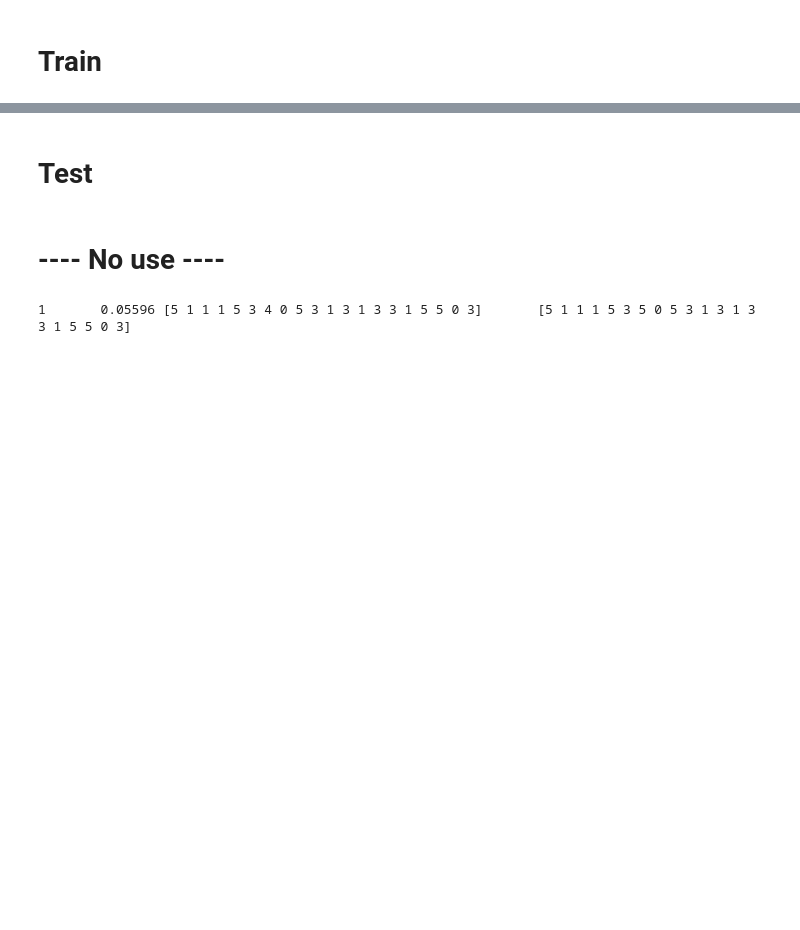
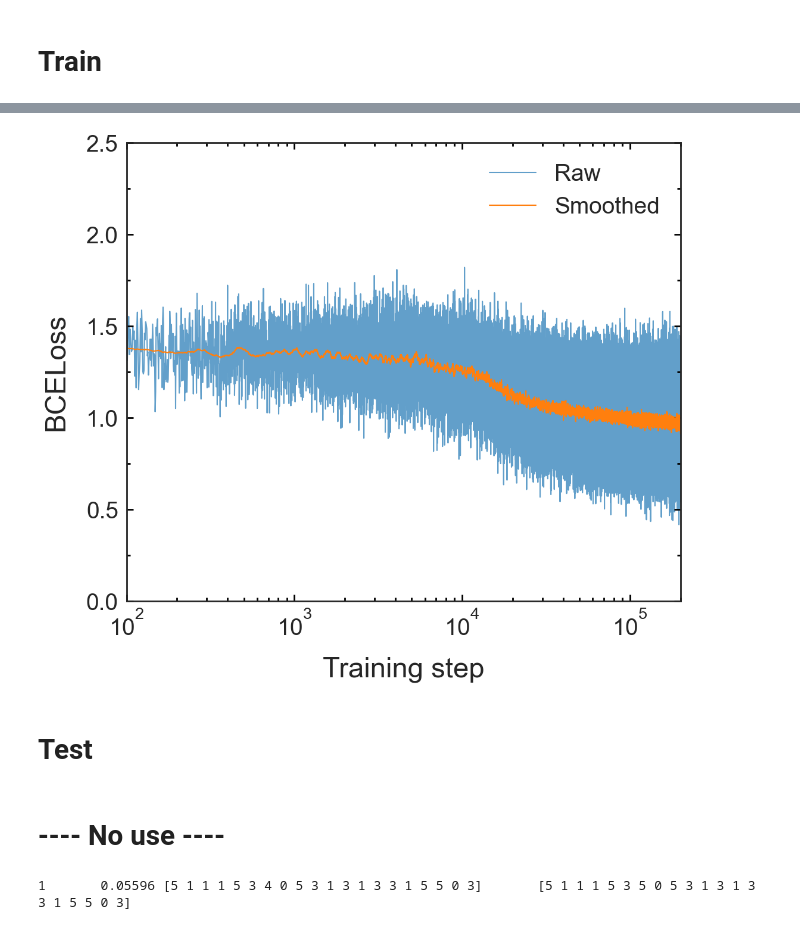
Before and after one commit to shengf22/XRD_Phase_identification, a Jupyter notebook: Train.ipynb, the cells around one changed output, grey strips where cells are left out. Cells and saved outputs as stored; diff of their text form; code cells hidden in the pictures; blank space fills up the shorter version.

Commit message:
Update training

```diff
--- a/Train.ipynb
+++ b/Train.ipynb
@@ -273,3 +280,30 @@ for i in range(num_of_epochs):
+# %%
+smoothed = savgol_filter(np.array(train_losses),window_length=201,polyorder=3)
+
+load_plt_setting()
+
+fig, ax = plt.subplots(figsize=(12, 10))
+
+ax.plot(np.array(train_losses),zorder=-10, alpha=0.7, label='Raw')
+ax.plot(smoothed, label='Smoothed')
+
+ax.xaxis.set_major_locator(mpl.ticker.MaxNLocator(nbins=5, steps=[1, 2, 5, 10]))
+ax.xaxis.set_minor_locator(mpl.ticker.AutoMinorLocator(2))
+ax.yaxis.set_major_locator(mpl.ticker.MaxNLocator(nbins=5, steps=[1, 2, 5, 10]))
+ax.yaxis.set_minor_locator(mpl.ticker.AutoMinorLocator(2))
+ax.tick_params(axis='both',direction='in',length=8,width=2,pad=10,color='black',right='on',top='on',labelsize=28)
+ax.tick_params(axis='both',which='minor',direction='in',length=4,width=2,pad=10,color='black',right='on',top='on',labelsize=28)
+ax.axes.set_xlim([100,200000])
+ax.axes.set_ylim([0,2.5])
+ax.set_xscale('log')
+
+ax.set_xlabel(r'Training step', labelpad=20, fontsize=34)
+ax.set_ylabel(r'BCELoss', labelpad=20, fontsize=34)
+plt.legend(loc="upper right",fontsize=28)
+
+plt.savefig(os.path.join(folder, 'models','20240904','train_loss.png'), format='png', dpi=300, transparent=True, bbox_inches='tight')
+# %% [output]
+[figure, added]
 # %% [markdown]
 # Test
 # %%
```
Also changed, not shown: parts of 6 cells of this notebook, 1 other file.
